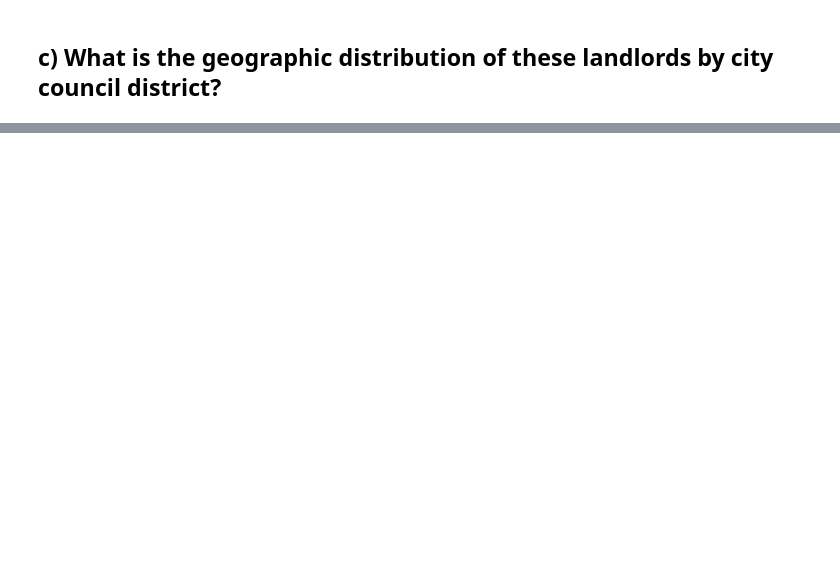
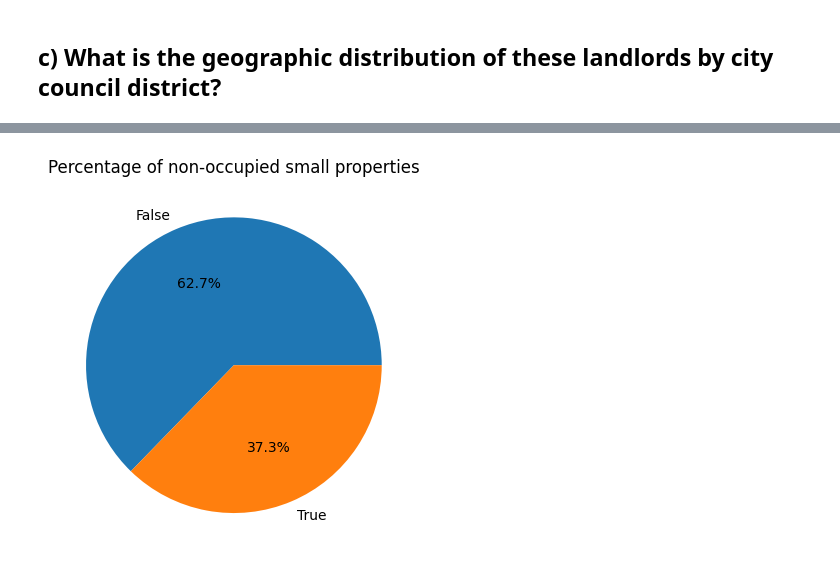
Before and after one commit to BU-Spark/ds-councilor-louijeune-small-landlord, a Jupyter notebook: fall22-team-4/src/3_questions.ipynb, the cells around one changed output, grey strips where cells are left out. Drawn from its saved outputs; the diff is of its cells as text; code cells hidden in the pictures; blank space fills up the shorter version.

```diff
--- a/fall22-team-4/src/3_questions.ipynb
+++ b/fall22-team-4/src/3_questions.ipynb
@@ -104,0 +148,10 @@ distribution
+# %%
+# Get non-occupied small properties
+small_unocc = small[small["OWN_OCC"] == "N"]
+
+# Plot percentage of non-occupied small properties
+plt.pie((small["OWN_OCC"] == "N").value_counts(), labels=["False", "True"], autopct='%1.1f%%')
+plt.title("Percentage of non-occupied small properties")
+plt.show()
+# %% [output]
+[figure, added]
```
Also changed, not shown: parts of 5 cells of this notebook.
